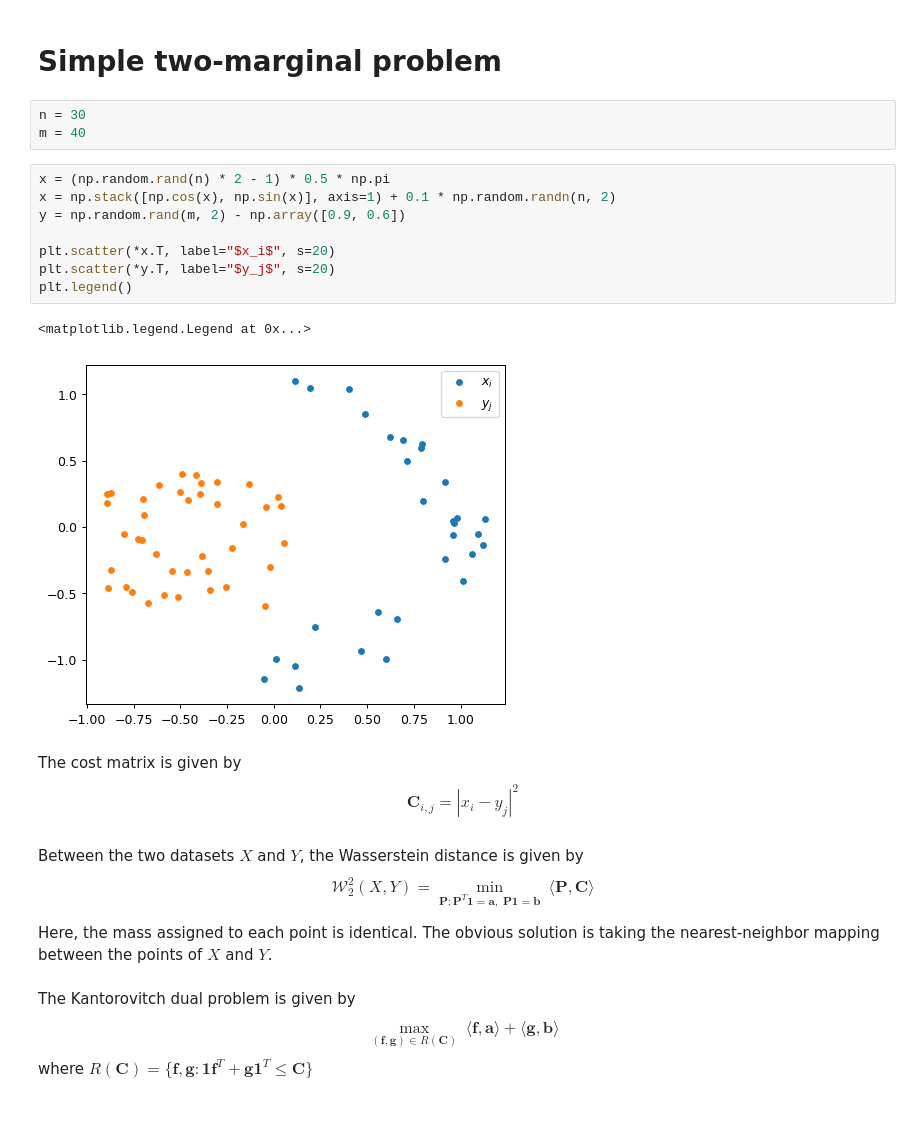
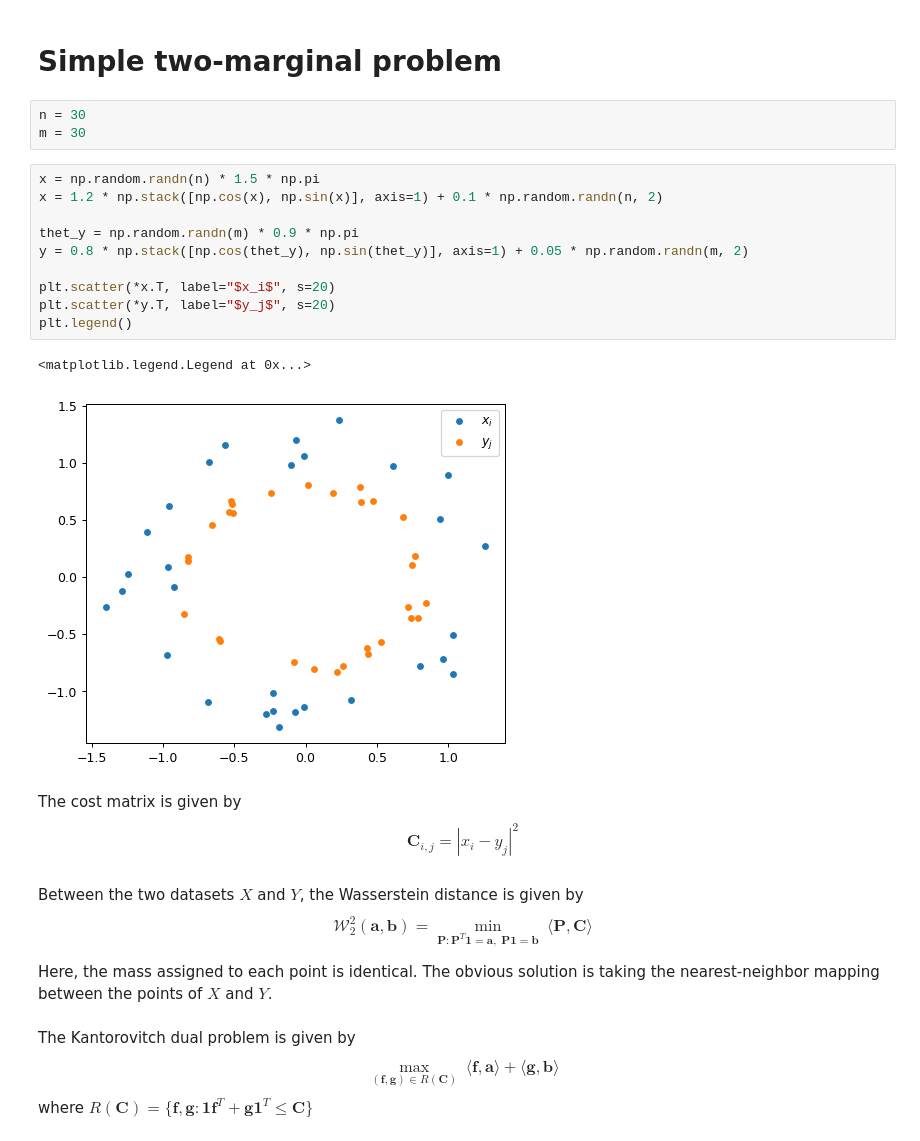
Before and after one commit to ManifoldFR/mva-optimaltransport, a Jupyter notebook: project/sinkhorn_tests.ipynb, the cells around one changed output. Cells and saved outputs as stored; diff of their text form; blank space fills up the shorter version.

```diff
--- a/project/sinkhorn_tests.ipynb
+++ b/project/sinkhorn_tests.ipynb
@@ -10,18 +10,20 @@ plt.rcParams['figure.figsize'] = (6, 5)
 # Simple two-marginal problem
 # %%
 n = 30
-m = 40
+m = 30
 # %%
-x = (np.random.rand(n) * 2 - 1) * 0.5 * np.pi
-x = np.stack([np.cos(x), np.sin(x)], axis=1) + 0.1 * np.random.randn(n, 2)
-y = np.random.rand(m, 2) - np.array([0.9, 0.6])
+x = np.random.randn(n) * 1.5 * np.pi
+x = 1.2 * np.stack([np.cos(x), np.sin(x)], axis=1) + 0.1 * np.random.randn(n, 2)
+
+thet_y = np.random.randn(m) * 0.9 * np.pi
+y = 0.8 * np.stack([np.cos(thet_y), np.sin(thet_y)], axis=1) + 0.05 * np.random.randn(m, 2)
 
 plt.scatter(*x.T, label="$x_i$", s=20)
 plt.scatter(*y.T, label="$y_j$", s=20)
 plt.legend()
 # %% [output]
 <matplotlib.legend.Legend at 0x...>
-[figure, old version]
+[figure, new version]
 # %% [markdown]
 The cost matrix is given by
 \\[
@@ -30,7 +32,7 @@ The cost matrix is given by
 # %% [markdown]
 Between the two datasets $X$ and $Y$, the Wasserstein distance is given by
 $$
-    \mathcal W_2^2(X,Y) = \min_{\mathbf{P}: \mathbf P^T\mathbf 1 = \mathbf a,\;\mathbf P\mathbf 1 = \mathbf b}~\langle \mathbf P,\mathbf C\rangle
+    \mathcal W_2^2(\mathbf a,\mathbf b) = \min_{\mathbf{P}: \mathbf P^T\mathbf 1 = \mathbf a,\;\mathbf P\mathbf 1 = \mathbf b}~\langle \mathbf P,\mathbf C\rangle
 $$
 
 Here, the mass assigned to each point is identical. The obvious solution is taking the nearest-neighbor mapping between the points of $X$ and $Y$.
```
Also changed, not shown: parts of 26 cells of this notebook.
